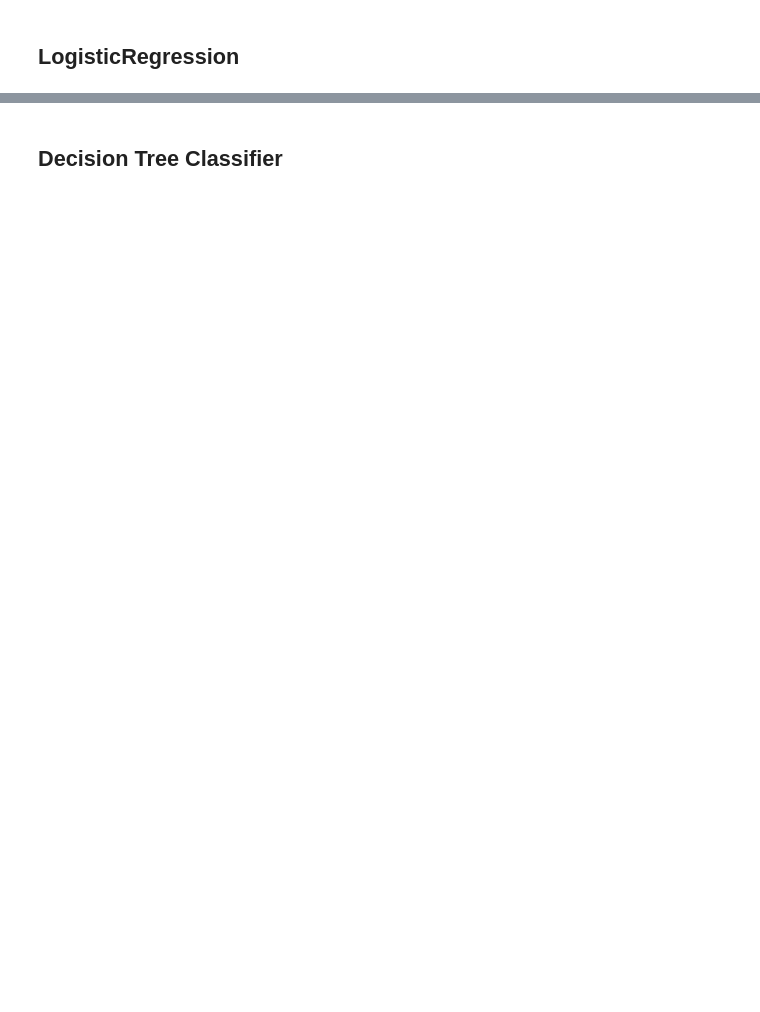
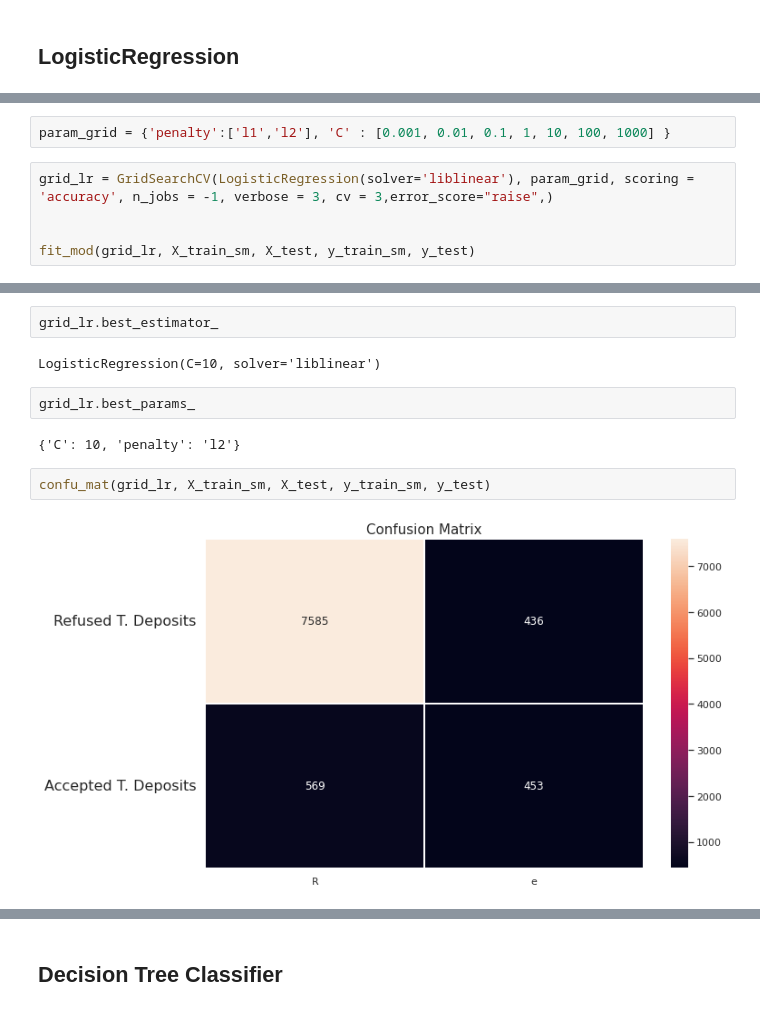
Before and after one commit to NaithaniAR/Bank-Marketing-Effectiveness-Prediction, a Jupyter notebook: Bank_Marketing_Effectiveness_Prediction_Capstone_Project.ipynb, the cells around one changed output, grey strips where cells are left out. Cells and saved outputs as stored; diff of their text form; blank space fills up the shorter version.

```diff
--- a/Bank_Marketing_Effectiveness_Prediction_Capstone_Project.ipynb
+++ b/Bank_Marketing_Effectiveness_Prediction_Capstone_Project.ipynb
@@ -556,0 +642,7 @@ plt.show()
+# %%
+param_grid = {'penalty':['l1','l2'], 'C' : [0.001, 0.01, 0.1, 1, 10, 100, 1000] }
+# %%
+grid_lr = GridSearchCV(LogisticRegression(solver='liblinear'), param_grid, scoring = 'accuracy', n_jobs = -1, verbose = 3, cv = 3,error_score="raise",)
+
+
+fit_mod(grid_lr, X_train_sm, X_test, y_train_sm, y_test)
@@ -556,0 +661,12 @@ plt.show()
+# %%
+grid_lr.best_estimator_
+# %% [output]
+LogisticRegression(C=10, solver='liblinear')
+# %%
+grid_lr.best_params_
+# %% [output]
+{'C': 10, 'penalty': 'l2'}
+# %%
+confu_mat(grid_lr, X_train_sm, X_test, y_train_sm, y_test)
+# %% [output]
+[figure, added]
```
Also changed, not shown: parts of 164 cells of this notebook.
